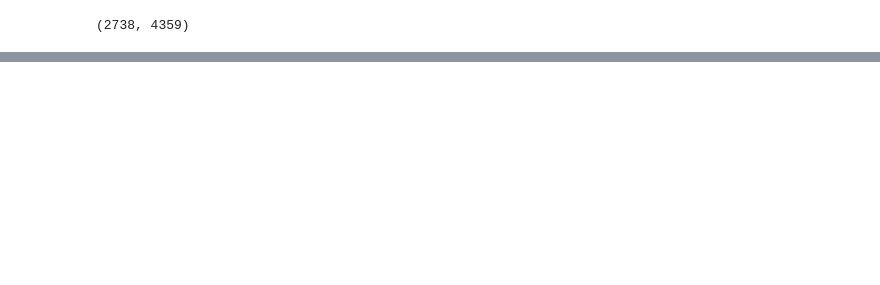
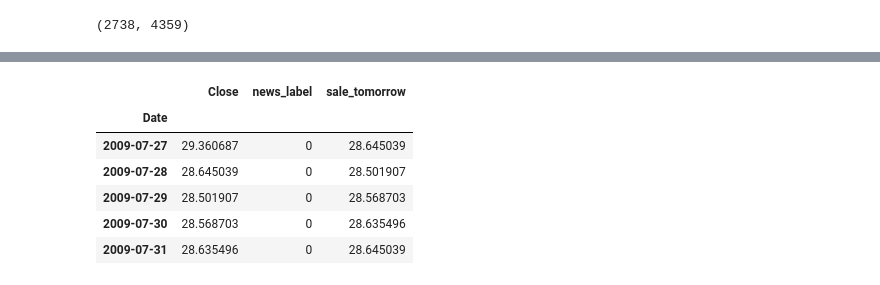
Before and after one commit to ap539813/Stock-Price-Prediction-using-Stock-Price-and-News-Data, a Jupyter notebook: Project.ipynb, the cells around one changed output, grey strips where cells are left out. Saved outputs shown, nothing was run; the diff lists cells and outputs as text; code cells hidden in the pictures; blank space fills up the shorter version.

```diff
--- a/Project.ipynb
+++ b/Project.ipynb
@@ -399,0 +481,11 @@ news_vectors.shape
+# %%
+final_data = new_data[['Close', 'news_label', 'sale_tomorrow']].dropna()
+final_data.head()
+# %% [output]
+|  | Close | news_label | sale_tomorrow |
+| Date |  |  |  |
+| 2009-07-27 | 29.360687 | 0 | 28.645039 |
+| 2009-07-28 | 28.645039 | 0 | 28.501907 |
+| 2009-07-29 | 28.501907 | 0 | 28.568703 |
+| 2009-07-30 | 28.568703 | 0 | 28.635496 |
+| 2009-07-31 | 28.635496 | 0 | 28.645039 |
```
Also changed, not shown: parts of 15 cells of this notebook.
